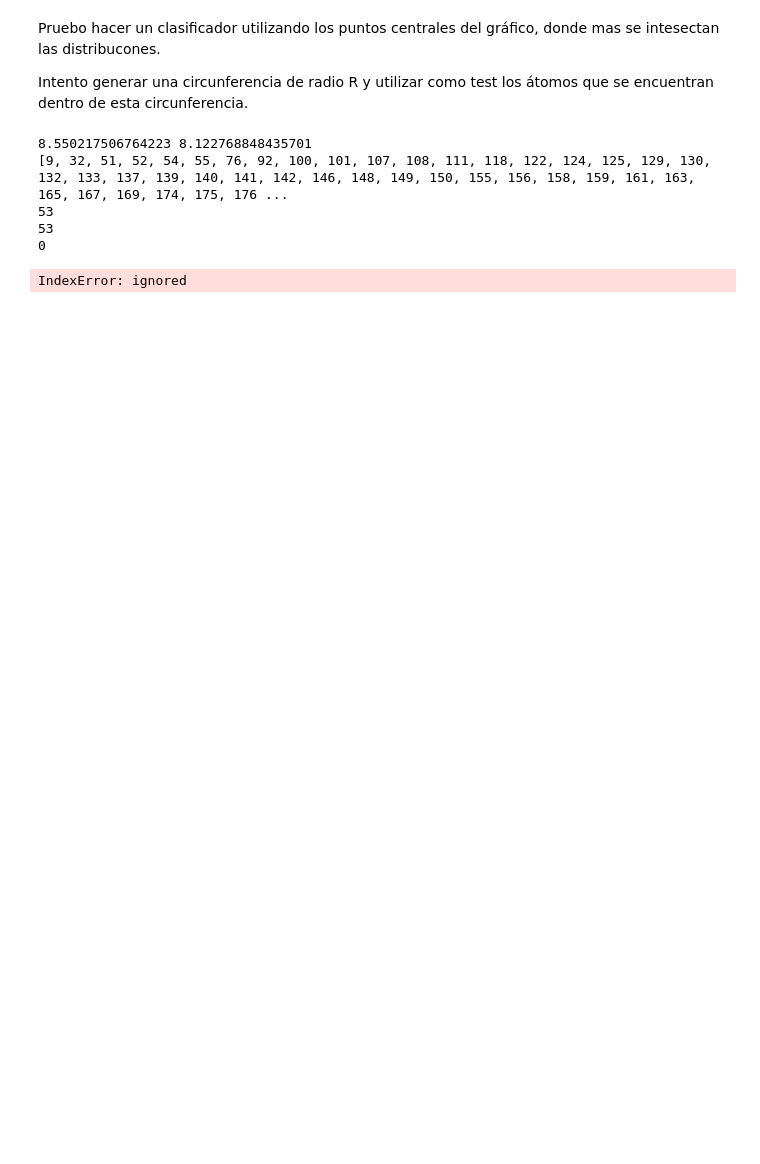
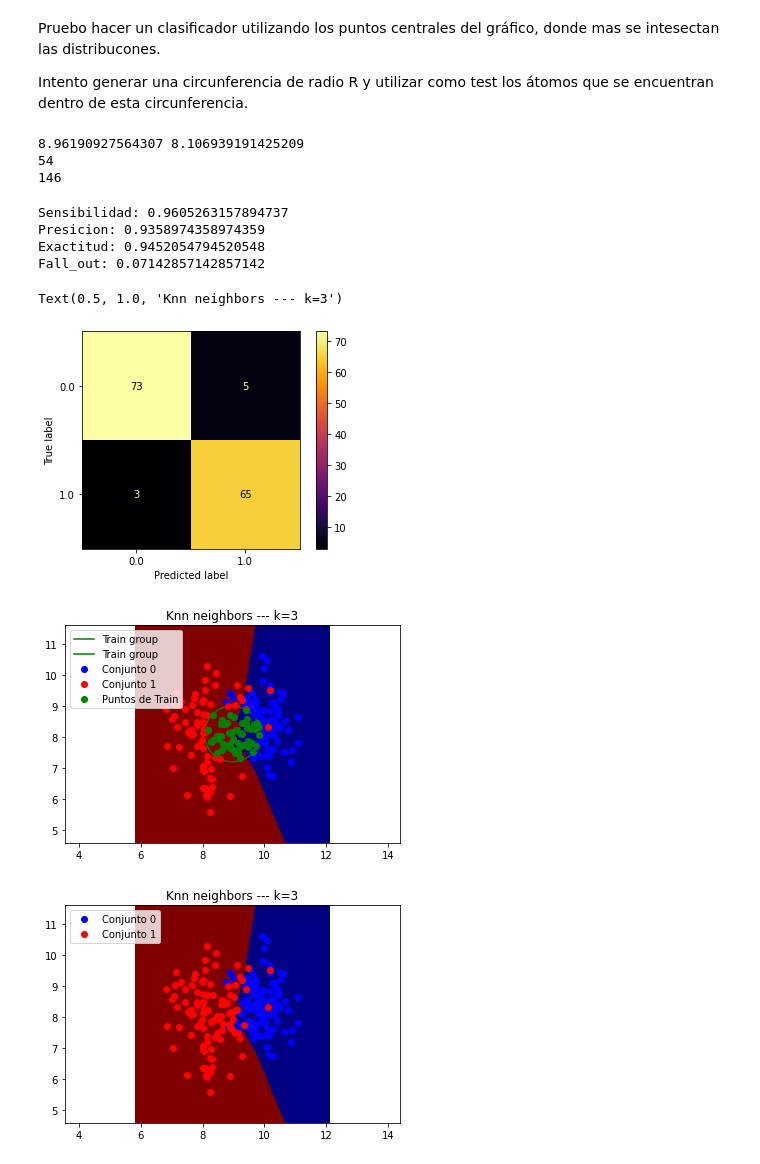
Before and after one commit to plance17/Aprendizaje-de-Maquina, a Jupyter notebook: Teoría_3_Ejercicio_2.ipynb, the cells around one changed output. Saved outputs shown, nothing was run; the diff lists cells and outputs as text; code cells hidden in the pictures; blank space fills up the shorter version.

```diff
--- a/Teoría_3_Ejercicio_2.ipynb
+++ b/Teoría_3_Ejercicio_2.ipynb
@@ -398,7 +402,7 @@ centro_y=(t[:,1].max()+t[:,1].min())/2
 print(centro_x,centro_y)
 
 k=[]
-R=1
+R=0.9
 #data.iloc[:,0].size=200
 for i in np.arange(0,data.iloc[:,0].size):
   dist=np.sqrt((data.iloc[i,0]-centro_x)**2+(data.iloc[i,1]-centro_y)**2)
@@ -406,8 +410,8 @@ for i in np.arange(0,data.iloc[:,0].size):
     k.append(i)
 
 
-print(k)
-print(len(k))
+#print(k)
+#print(len(k))
 x_train=np.zeros((len(k),2))
 y_train=np.zeros(len(k))
 
@@ -422,9 +426,9 @@ for i in np.arange(0,len(k)):
 m=0
 n=0
 f=0
-#REgistro los datos de testeo, hasta el último valor que está en el grupo
+#Registro los datos de testeo, hasta el último valor que está en el grupo
 for i in np.arange(0,t[:,0].size):
-  if m==len(k):
+  if m==int(len(k)):
     f=i
     break
   if i==k[m]:
@@ -434,50 +438,86 @@ for i in np.arange(0,t[:,0].size):
   y_test[n]=data.iloc[i,2]
   n=n+1
 
-print(m)
-print(f)
-for i in np.arange(f,t[:,0].size):
-  x_test[n]=data.iloc[i,0:2]
-  y_test[n]=data.iloc[i,2]
-  n=n+1
+#print(m)
+#print(f)
+#for i in np.arange(f,t[:,0].size):
+ # x_test[n]=data.iloc[i,0:2]
+ # y_test[n]=data.iloc[i,2]
+ # n=n+1
 
 
-print(y_train)
+print(y_train.size)
+print(y_test.size)
 #Variables del círculo de radio R para graficarlo       (x-centro_x)**2+(y-centro_y)**2=R**2 ------> y=+-sqrt(R**2-(x-centro_x)**2)+centro_y
 
 x_circle=np.linspace(centro_x-R,centro_x+R)
 y_circle_positive=np.sqrt(R**2-(x_circle-centro_x)**2)+centro_y
 y_circle_negative=-np.sqrt(R**2-(x_circle-centro_x)**2)+centro_y
 
 
 
 knn = neighbors.KNeighborsClassifier(n_neighbors=3)
 knn.fit(x_train,y_train)
 
 z=knn.predict(np.c_[xx.ravel(),yy.ravel()])
 
 cmap_dos_colores=ListedColormap(['red','blue'])
 z = z.reshape(xx.shape)
 
 disp = metrics.plot_confusion_matrix(knn, x_test, y_test, cmap='inferno')
 
 
+#True Positive Rate
+sensibilidad=disp.confusion_matrix[0,0]/(disp.confusion_matrix[0,0]+disp.confusion_matrix[1,0])
+
+#Positive Predicted Value
+presicion=disp.confusion_matrix[0,0]/(disp.confusion_matrix[0,0]+disp.confusion_matrix[0,1])
+
+#Accuracy
+exactitud=(disp.confusion_matrix[0,0]+disp.confusion_matrix[1,1])/(disp.confusion_matrix[0,0]+disp.confusion_matrix[1,1]+disp.confusion_matrix[0,1]+disp.confusion_matrix[1,0])
+
+#False Positive Rate
+fall_out=disp.confusion_matrix[0,1]/(disp.confusion_matrix[0,1]+disp.confusion_matrix[1,1])
+
+print('')
+print('Sensibilidad:', sensibilidad)
+print('Presicion:', presicion)
+print('Exactitud:', exactitud)
+print('Fall_out:', fall_out)
+print('')
+
 plt.figure()
 plt.pcolormesh(xx, yy, z, cmap='jet')
 plt.plot(x_circle,y_circle_negative,'green',label='Train group')
 plt.plot(x_circle,y_circle_positive,'green',label='Train group')
 plt.plot(a,b,'bo',label='Conjunto 0')
 plt.plot(c,d,'ro',label='Conjunto 1')
 plt.plot(x_train[:,0],x_train[:,1],'go',label='Puntos de Train')
 plt.legend(loc='upper left')
 #plt.xlim(t[:,1].min()-1,t[:,0].max()+1)
 #plt.ylim(t[:,1].min()-1,t[:,0].max()+1)
 plt.axis('equal')
 plt.title('Knn neighbors --- k=3')
+
+plt.figure()
+plt.pcolormesh(xx, yy, z, cmap='jet')
+#plt.plot(x_circle,y_circle_negative,'green',label='Train group')
+#plt.plot(x_circle,y_circle_positive,'green',label='Train group')
+plt.plot(a,b,'bo',label='Conjunto 0')
+plt.plot(c,d,'ro',label='Conjunto 1')
+#plt.plot(x_train[:,0],x_train[:,1],'go',label='Puntos de Train')
+plt.legend(loc='upper left')
+plt.axis('equal')
+plt.title('Knn neighbors --- k=3')
 # %% [output]
-8.550217506764223 8.122768848435701
-[9, 32, 51, 52, 54, 55, 76, 92, 100, 101, 107, 108, 111, 118, 122, 124, 125, 129, 130, 132, 133, 137, 139, 140, 141, 142, 146, 148, 149, 150, 155, 156, 158, 159, 161, 163, 165, 167, 169, 174, 175, 176 ...
-53
-53
-0
+8.96190927564307 8.106939191425209
+54
+146
-IndexError: ignored
+Sensibilidad: 0.9605263157894737
+Presicion: 0.9358974358974359
+Exactitud: 0.9452054794520548
+Fall_out: 0.07142857142857142
+Text(0.5, 1.0, 'Knn neighbors --- k=3')
+[figure, added]
+[figure, added]
+[figure, added]
```
Also changed, not shown: parts of 12 cells of this notebook.
